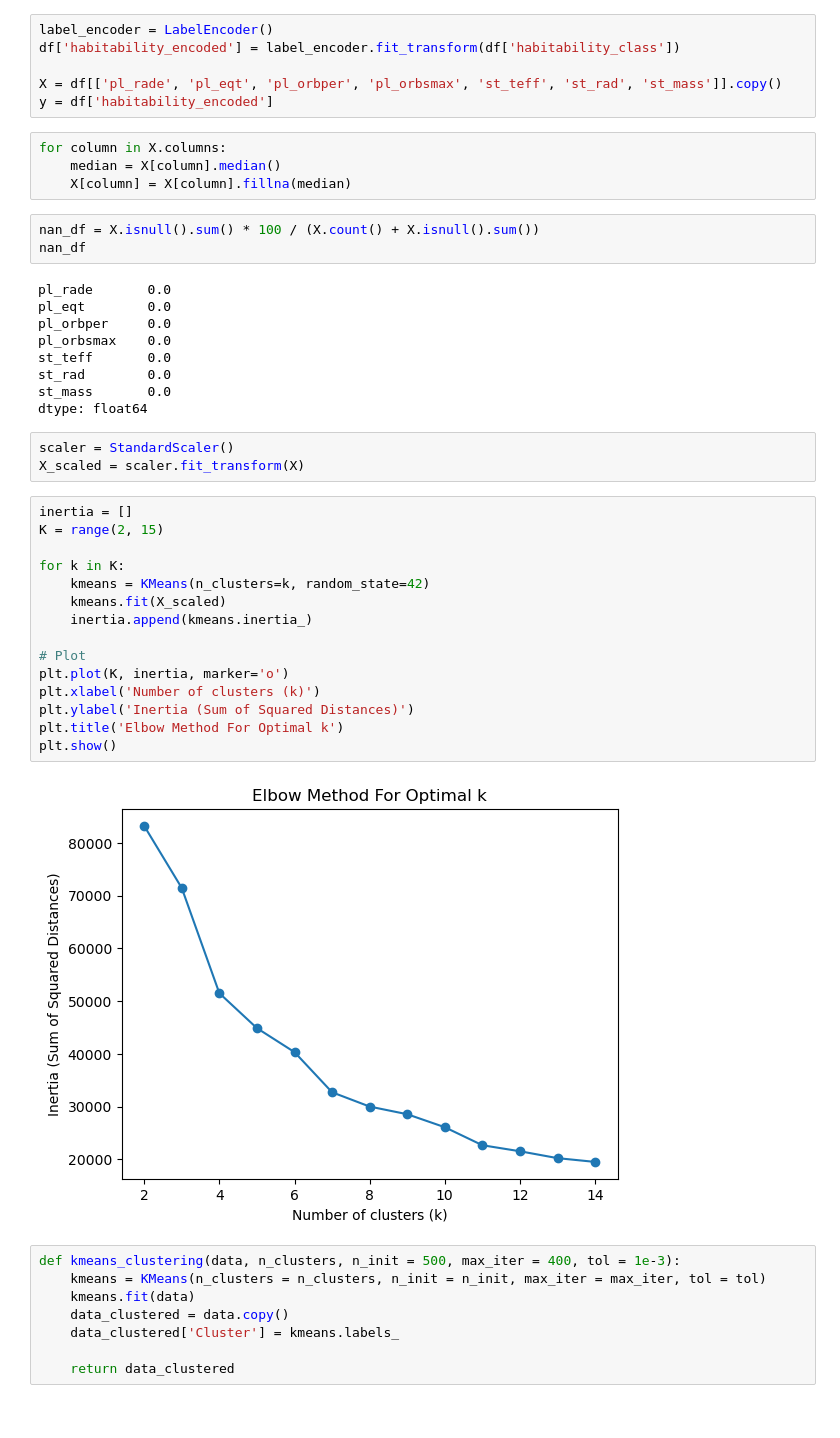
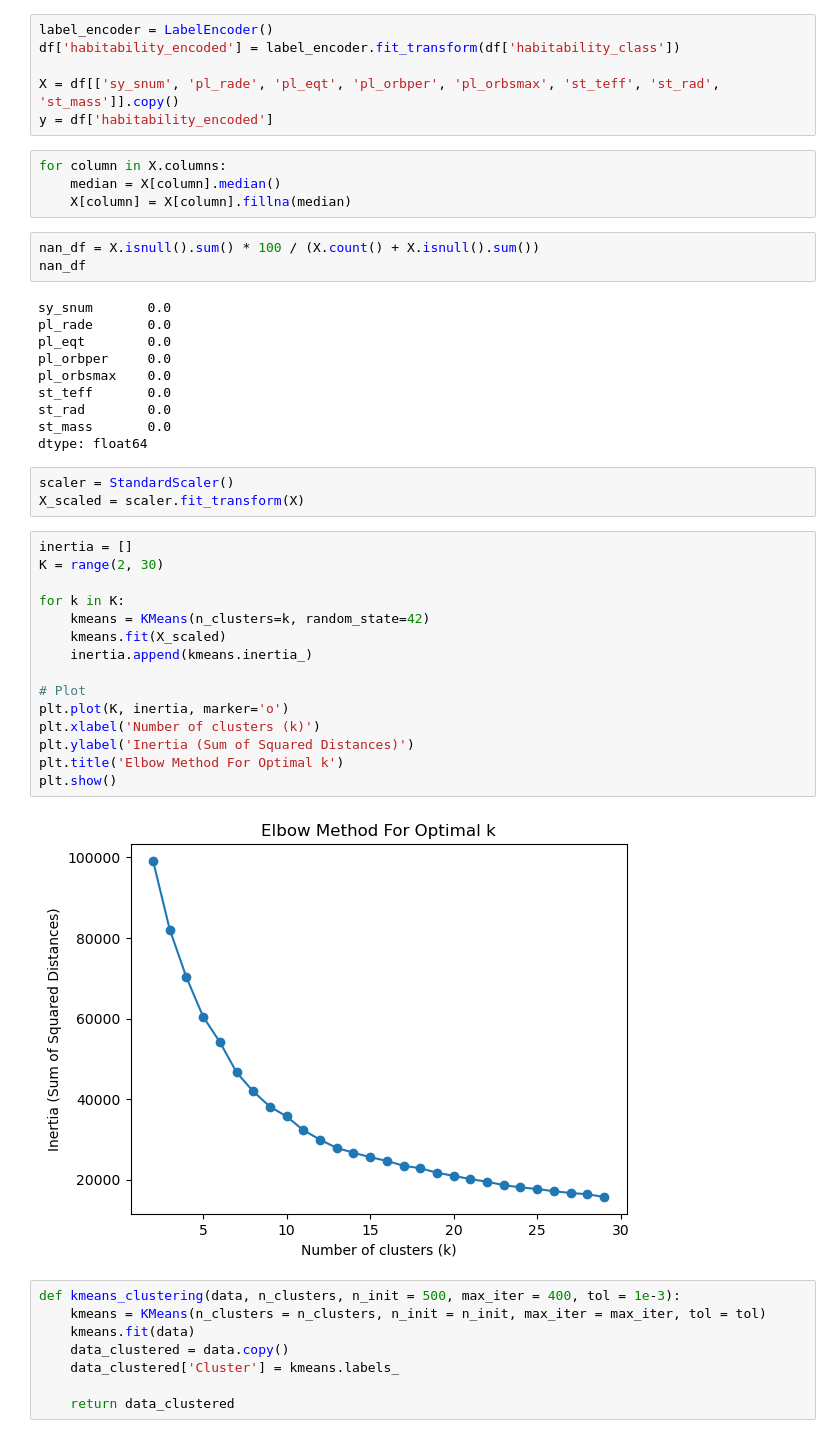
Before and after one commit to jzs3uu/Exoplanets, a Jupyter notebook: KMeans_PCA.ipynb, the cells around one changed output. Saved outputs shown, nothing was run; the diff lists cells and outputs as text.

```diff
--- a/KMeans_PCA.ipynb
+++ b/KMeans_PCA.ipynb
@@ -35,7 +35,7 @@ df
 label_encoder = LabelEncoder()
 df['habitability_encoded'] = label_encoder.fit_transform(df['habitability_class'])
 
-X = df[['pl_rade', 'pl_eqt', 'pl_orbper', 'pl_orbsmax', 'st_teff', 'st_rad', 'st_mass']].copy()
+X = df[['sy_snum', 'pl_rade', 'pl_eqt', 'pl_orbper', 'pl_orbsmax', 'st_teff', 'st_rad', 'st_mass']].copy()
 y = df['habitability_encoded']
 # %%
 for column in X.columns:
@@ -45,6 +45,7 @@ for column in X.columns:
 nan_df = X.isnull().sum() * 100 / (X.count() + X.isnull().sum())
 nan_df
 # %% [output]
+sy_snum       0.0
 pl_rade       0.0
 pl_eqt        0.0
 pl_orbper     0.0
@@ -58,21 +59,21 @@ scaler = StandardScaler()
 X_scaled = scaler.fit_transform(X)
 # %%
 inertia = []
-K = range(2, 15)
+K = range(2, 30)
 
 for k in K:
     kmeans = KMeans(n_clusters=k, random_state=42)
     kmeans.fit(X_scaled)
     inertia.append(kmeans.inertia_)
 
 # Plot
 plt.plot(K, inertia, marker='o')
 plt.xlabel('Number of clusters (k)')
 plt.ylabel('Inertia (Sum of Squared Distances)')
 plt.title('Elbow Method For Optimal k')
 plt.show()
 # %% [output]
-[figure, old version]
+[figure, new version]
 # %%
 def kmeans_clustering(data, n_clusters, n_init = 500, max_iter = 400, tol = 1e-3):
     kmeans = KMeans(n_clusters = n_clusters, n_init = n_init, max_iter = max_iter, tol = tol)
```
Also changed, not shown: parts of 9 cells of this notebook, 1 other file.
